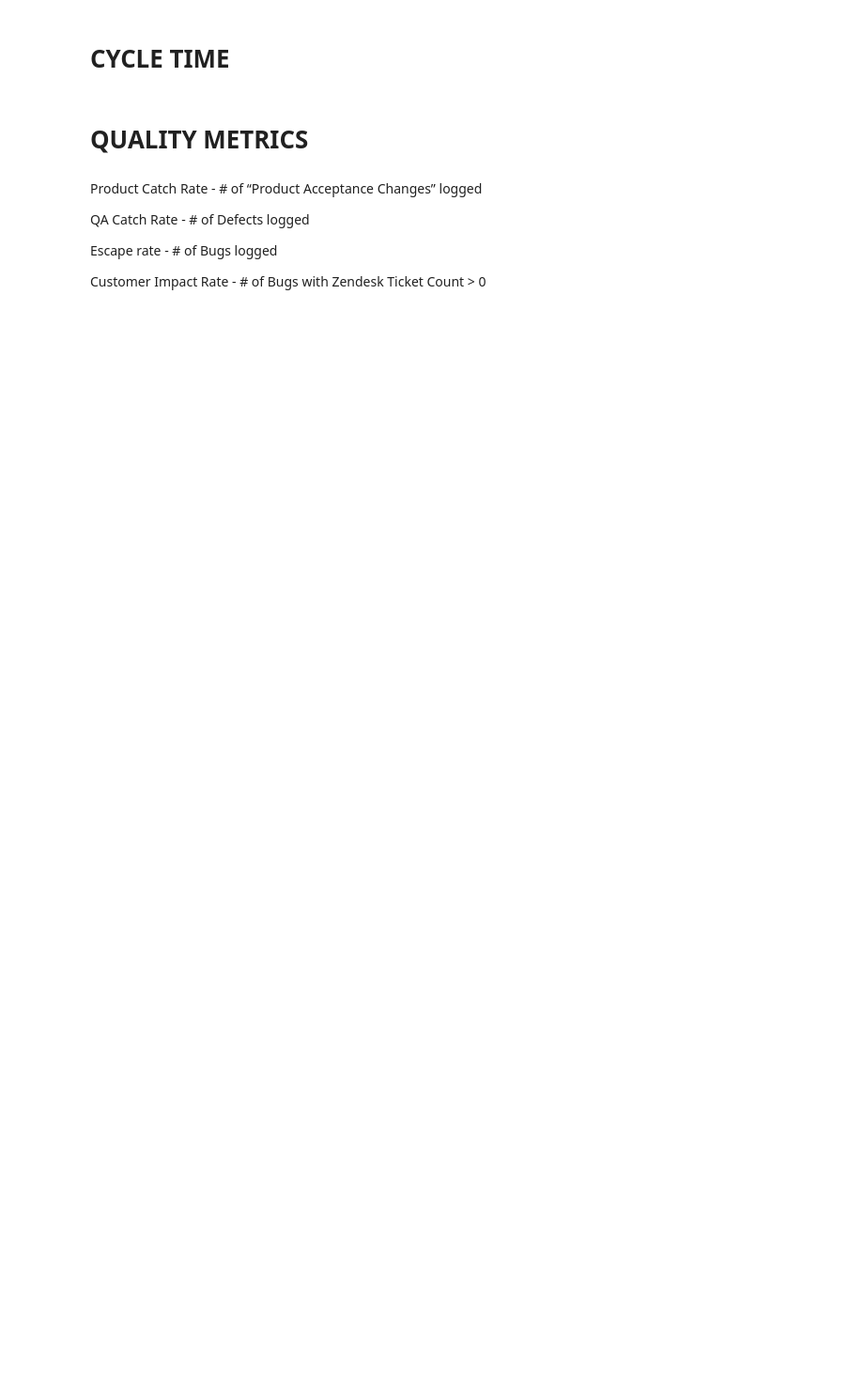
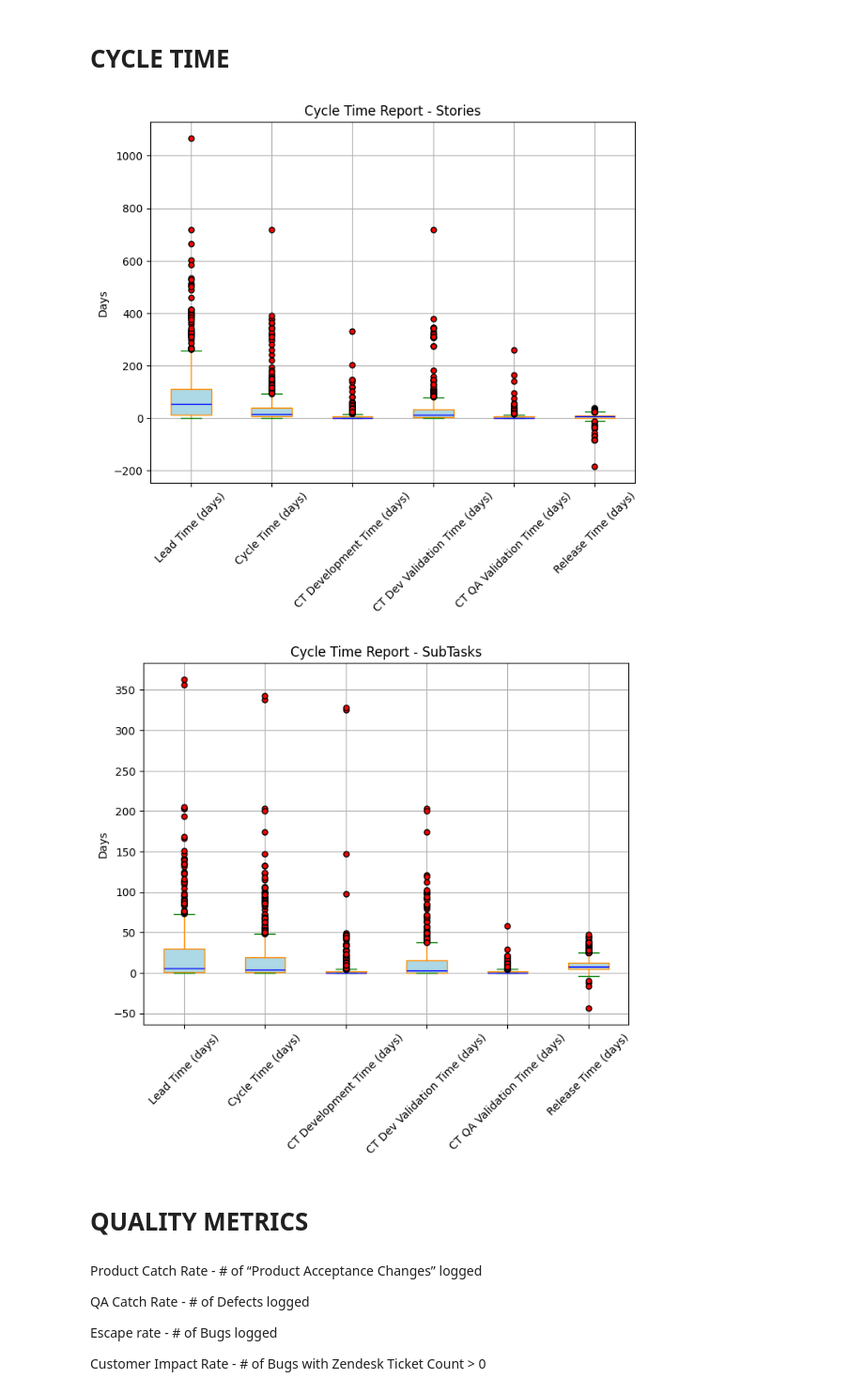
Before and after one commit to fsp-jk/fsp-jira-analysis, a Jupyter notebook: Engineering Metrics.ipynb, the cells around one changed output. Shown at 94% size. Cells and saved outputs as stored; diff of their text form; code cells hidden in the pictures; blank space fills up the shorter version.

```diff
--- a/Engineering Metrics.ipynb
+++ b/Engineering Metrics.ipynb
@@ -8,8 +8,8 @@ This section should be populated with the following values:
 * End Dates - The last date to include in reports.  This date can be future dated.  All dates beyond the current date will be based on extrapolation.
 # %%
 jira_reconnect = False # You will only be prompted to connect the first time.  If credentials are entered incorrectly, you can change this to true to reconnect.
-start_date = "2024-07-01"
-end_date = "2024-10-15"
+start_date = "2024-08-01"
+end_date = "2024-10-29"
 days_to_extrapolate = 0
 
 # query = "resolutiondate >= -90d and project != IP"
@@ -18,8 +18,8 @@ days_to_extrapolate = 0
 # query = 'filter=10442'
 # title = 'Operator Success'
 
-# query = "filter=10444"
-# title = "Payment Capture"
+query = "filter=10444"
+title = "Payment Capture"
 
 #query = "filter=10443"
 #title = "Pilot Success"
@@ -27,8 +27,11 @@ days_to_extrapolate = 0
 # query = "filter=10284"
 # title = "Pilotbase"
 
-query = "project = FSP"
-title = "All FSP"
+# query = "project = FSP and updateddate >= -180d "
+# title = "All FSP"
+
+# query = "project in (WEB, FSP, PWD, LTP, IOS, CACCT) and (createddate >= -90d or resolutiondate >= -90d) "
+# title = "All Engineering"
 # %% [markdown]
 # SETUP CONNECTIONS AND CONFIGURATION
 # %%
@@ -523,8 +563,9 @@ df = fetch_jira_issues_to_dataframe(jira_conn = j, jql_query = final_query)
 # Defintions:
 # Lead Time: Created until Done
     # Cycle Time: Development Start until Done
-        # Development Time: Development Start until QA Review
-        # Validation Time: QA Start Until Done
+        # Development Time: Development Start until Product Acceptance
+        # Dev Validation Time: Product Acceptance start until QA Start
+        # QA Validation Time: QA start until Done
 # + Release: Base Metric + Time from Done to Release (FUTURE)
 
 # only do calcs on done tickets
@@ -532,8 +573,9 @@ df_ct_calcs = df[df['Done Date'].notna()].copy()
 if df_ct_calcs.shape[0] > 0:
     df_ct_calcs["Lead Time (days)"] = round((df_ct_calcs['Done Date'] - df_ct_calcs['Created Date']).dt.total_seconds() / (24 * 60 * 60),2)
     df_ct_calcs["Cycle Time (days)"] = round((df_ct_calcs['Done Date'] - df_ct_calcs['Development Date']).dt.total_seconds() / (24 * 60 * 60),2)
-    df_ct_calcs["CT Development Time (days)"] = round((df_ct_calcs['Validation Date'] - df_ct_calcs['Development Date']).dt.total_seconds() / (24 * 60 * 60),2)
-    df_ct_calcs["CT Validation Time (days)"] = round((df_ct_calcs['Done Date'] - df_ct_calcs['Validation Date']).dt.total_seconds() / (24 * 60 * 60),2)
+    df_ct_calcs["CT Development Time (days)"] = round((df_ct_calcs['Dev Validation Date'] - df_ct_calcs['Development Date']).dt.total_seconds() / (24 * 60 * 60),2)
+    df_ct_calcs["CT Dev Validation Time (days)"] = round((df_ct_calcs['QA Validation Date'] - df_ct_calcs['Dev Validation Date']).dt.total_seconds() / (24 * 60 * 60),2)
+    df_ct_calcs["CT QA Validation Time (days)"] = round((df_ct_calcs['Done Date'] - df_ct_calcs['QA Validation Date']).dt.total_seconds() / (24 * 60 * 60),2)
 
     # Calculate 'Release Time (days)' only when 'Release Date' is not None
     df_ct_calcs["Release Time (days)"] = df_ct_calcs.apply(
@@ -543,13 +585,14 @@ else:
     df_ct_calcs["Lead Time (days)"] = None
     df_ct_calcs["Cycle Time (days)"] = None
     df_ct_calcs["CT Development Time (days)"] = None
-    df_ct_calcs["CT Validation Time (days)"] = None
+    df_ct_calcs["CT Dev Validation Time (days)"] = None
+    df_ct_calcs["CT QA Validation Time (days)"] = None
     df_ct_calcs["Release Time (days)"] = None
 
 # merge calced data into primary df
 # Drop the column if it exists
-df = df.drop(columns=["Lead Time (days)","Cycle Time (days)","CT Development Time (days)","CT Validation Time (days)","Release Time (days)"], errors='ignore')
-df = df.merge(df_ct_calcs[['Issue Key',"Lead Time (days)","Cycle Time (days)","CT Development Time (days)","CT Validation Time (days)","Release Time (days)"]],on="Issue Key",how="left")
+df = df.drop(columns=["Lead Time (days)","Cycle Time (days)","CT Development Time (days)","CT Dev Validation Time (days)","CT QA Validation Time (days)","Release Time (days)"], errors='ignore')
+df = df.merge(df_ct_calcs[['Issue Key',"Lead Time (days)","Cycle Time (days)","CT Development Time (days)","CT Dev Validation Time (days)","CT QA Validation Time (days)","Release Time (days)"]],on="Issue Key",how="left")
 # %%
 # Create subsets for future reports
 df_all_issues = df
@@ -578,11 +621,14 @@ sub_tasks_analysis['Defect Percentage Bin'] = pd.cut(sub_tasks_analysis['Defect
 # CYCLE TIME
 # %%
 generate_whisker_chart(df_standard_issues,
-                       columns=['Lead Time (days)', 'Cycle Time (days)', 'CT Development Time (days)', 'CT Validation Time (days)', 'Release Time (days)'],
+                       columns=['Lead Time (days)', 'Cycle Time (days)', 'CT Development Time (days)', 'CT Dev Validation Time (days)', 'CT QA Validation Time (days)', 'Release Time (days)'],
                        ylabel="Days", title="Cycle Time Report - Stories")
 generate_whisker_chart(df_sub_tasks_issues,
-                       columns=['Lead Time (days)', 'Cycle Time (days)', 'CT Development Time (days)', 'CT Validation Time (days)', 'Release Time (days)'],
+                       columns=['Lead Time (days)', 'Cycle Time (days)', 'CT Development Time (days)', 'CT Dev Validation Time (days)', 'CT QA Validation Time (days)', 'Release Time (days)'],
                        ylabel="Days", title="Cycle Time Report - SubTasks")
+# %% [output]
+[figure, added]
+[figure, added]
 # %% [markdown]
 # QUALITY METRICS
 # %% [markdown]
```
Also changed, not shown: parts of 9 cells of this notebook, 2 other files.
